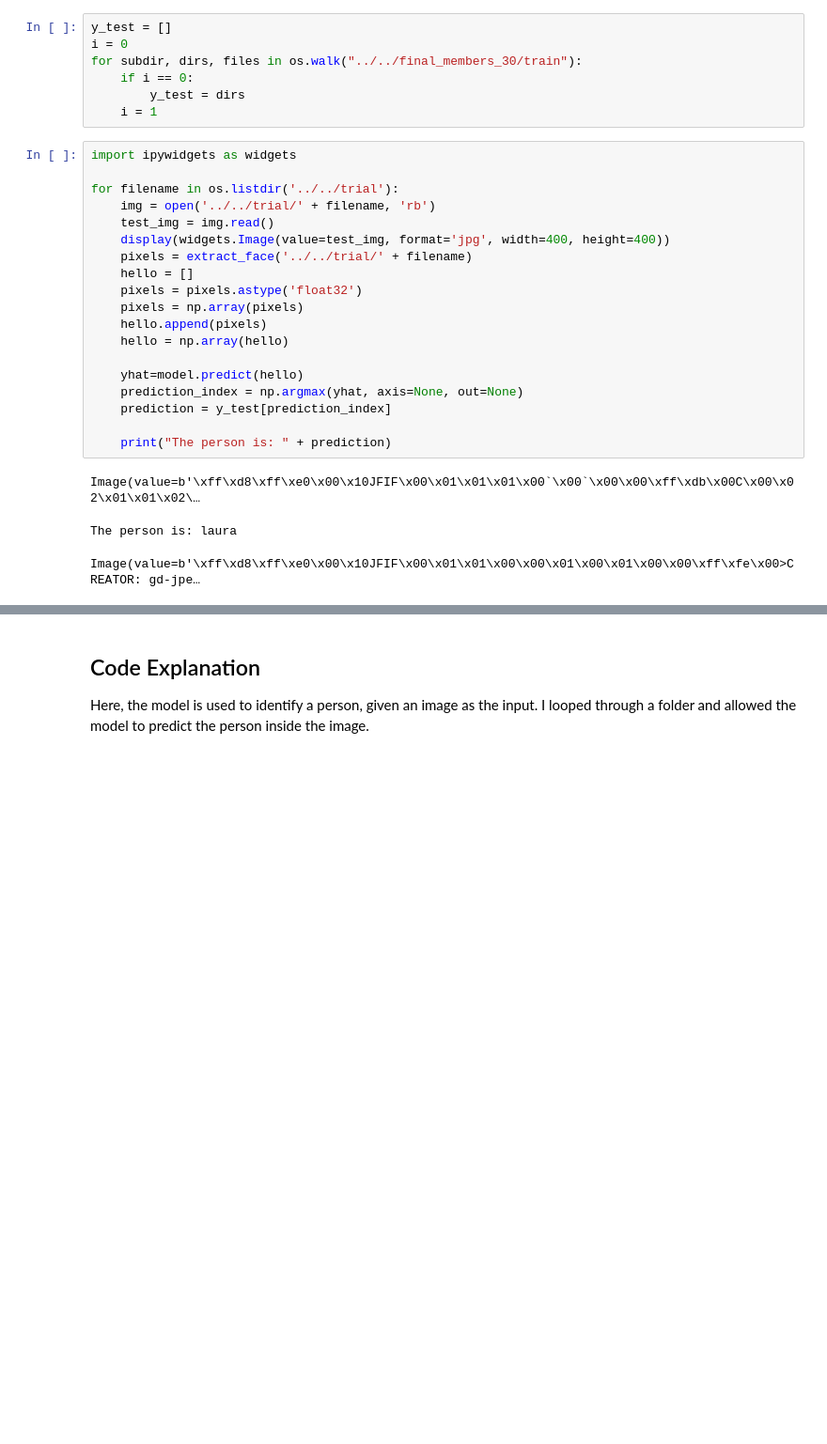
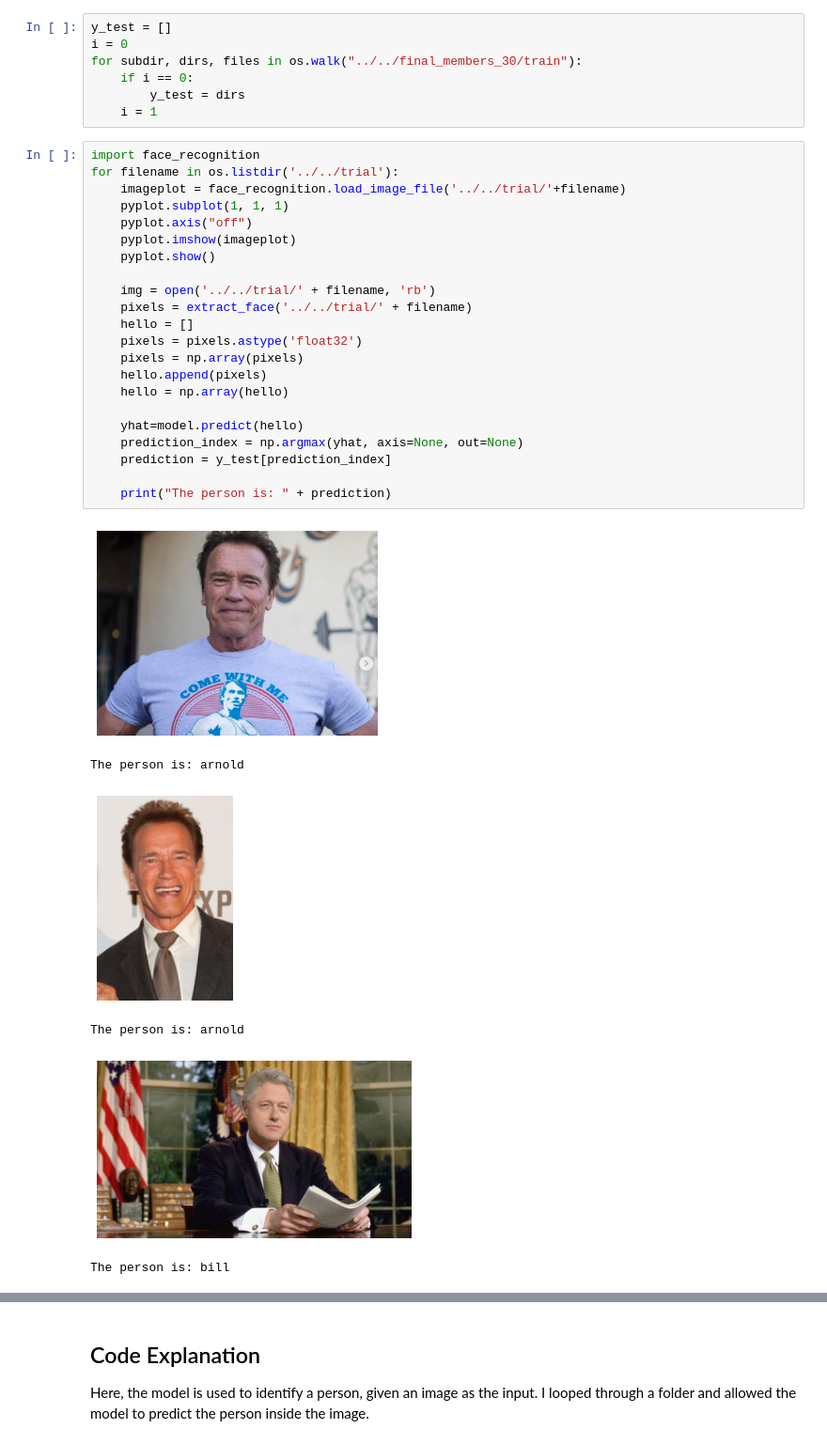
Before and after one commit to oswaldoosw/Machine_Learning_Projects, a Jupyter notebook: 02_Facial_Recognition_Using_VGGFace/02_Facial_Recognition_Using_VGGFace.ipynb, the cells around one changed output, grey strips where cells are left out. Shown at 94% size. Cells and saved outputs as stored; diff of their text form; blank space fills up the shorter version.

Commit message:
fixed images

```diff
--- a/02_Facial_Recognition_Using_VGGFace/02_Facial_Recognition_Using_VGGFace.ipynb
+++ b/02_Facial_Recognition_Using_VGGFace/02_Facial_Recognition_Using_VGGFace.ipynb
@@ -298,25 +299,31 @@ for subdir, dirs, files in os.walk("../../final_members_30/train"):
         y_test = dirs
     i = 1
 # %%
-import ipywidgets as widgets
+import face_recognition
+for filename in os.listdir('../../trial'):
+    imageplot = face_recognition.load_image_file('../../trial/'+filename)
+    pyplot.subplot(1, 1, 1)
+    pyplot.axis("off")
+    pyplot.imshow(imageplot)
+    pyplot.show()
 
-for filename in os.listdir('../../trial'):
     img = open('../../trial/' + filename, 'rb')
-    test_img = img.read()
-    display(widgets.Image(value=test_img, format='jpg', width=400, height=400))
     pixels = extract_face('../../trial/' + filename)
     hello = []
     pixels = pixels.astype('float32')
     pixels = np.array(pixels)
     hello.append(pixels)
     hello = np.array(hello)
 
     yhat=model.predict(hello)
     prediction_index = np.argmax(yhat, axis=None, out=None)
     prediction = y_test[prediction_index]
 
     print("The person is: " + prediction)
 # %% [output]
+[figure, added]
-Image(value=b'\xff\xd8\xff\xe0\x00\x10JFIF\x00\x01\x01\x01\x00`\x00`\x00\x00\xff\xdb\x00C\x00\x02\x01\x01\x02\…
+The person is: arnold
+[figure, added]
-The person is: laura
+The person is: arnold
+[figure, added]
-Image(value=b'\xff\xd8\xff\xe0\x00\x10JFIF\x00\x01\x01\x00\x00\x01\x00\x01\x00\x00\xff\xfe\x00>CREATOR: gd-jpe…
+The person is: bill
```
Also changed, not shown: parts of 3 cells of this notebook.
